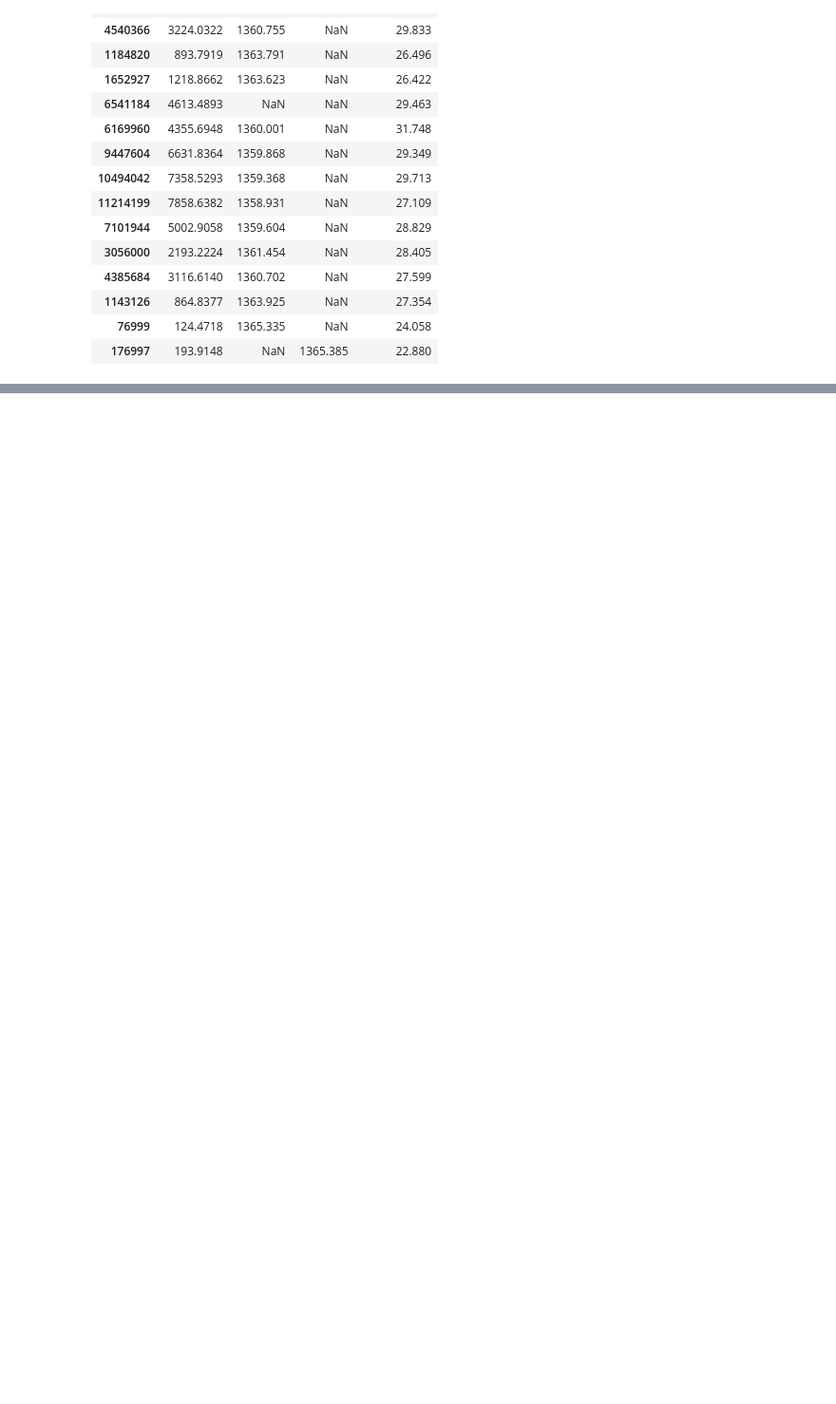
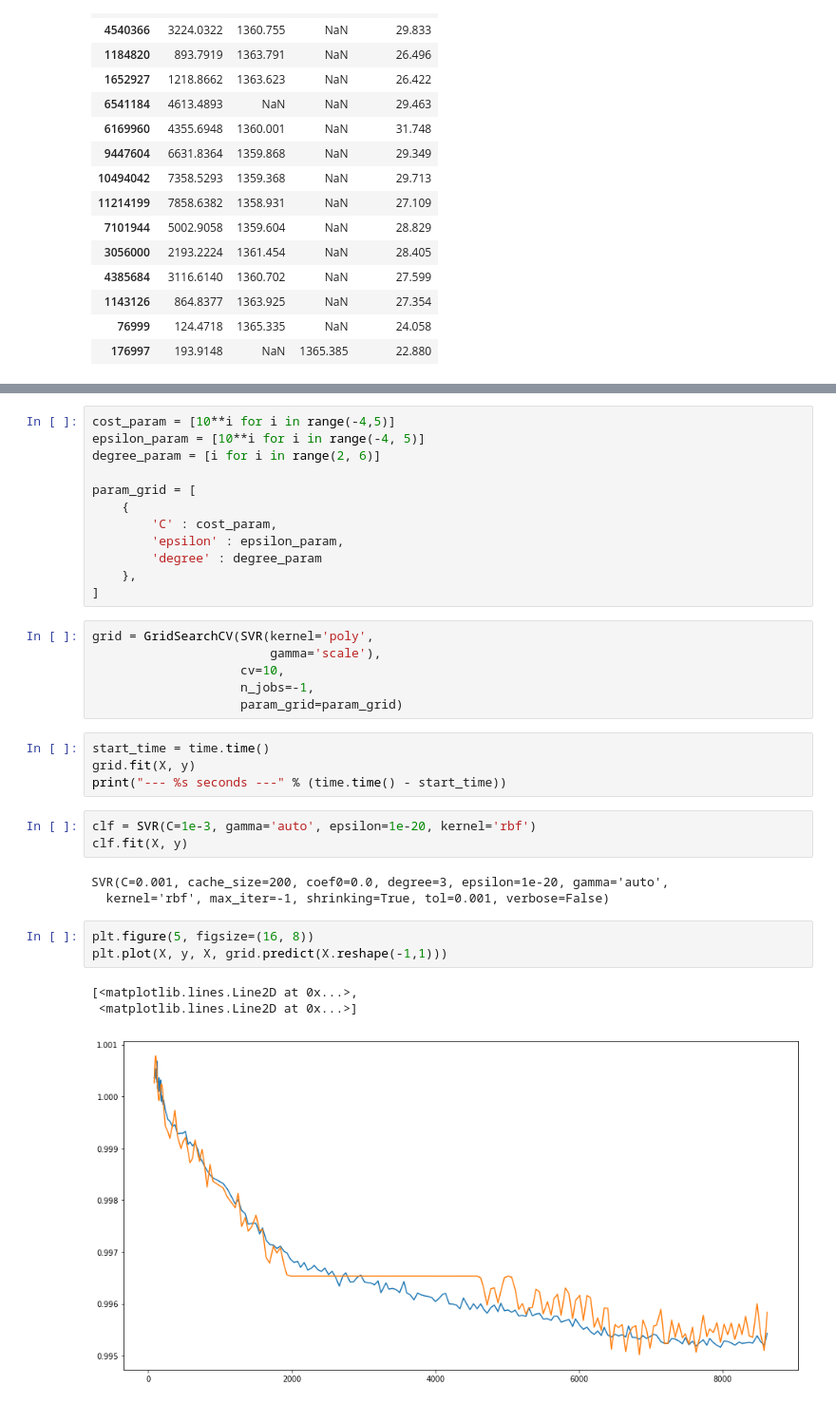
Before and after one commit to roksikonja/dslab_virgo_tsi, a Jupyter notebook: exponential_decay.ipynb, the cells around one changed output, grey strips where cells are left out. Shown at 95% size. Saved outputs shown, nothing was run; the diff lists cells and outputs as text; blank space fills up the shorter version.

```diff
--- a/exponential_decay.ipynb
+++ b/exponential_decay.ipynb
@@ -86,0 +102,35 @@ plt.show()
+# %%
+cost_param = [10**i for i in range(-4,5)]
+epsilon_param = [10**i for i in range(-4, 5)]
+degree_param = [i for i in range(2, 6)]
+
+param_grid = [
+    {
+        'C' : cost_param,
+        'epsilon' : epsilon_param,
+        'degree' : degree_param
+    },
+]
+# %%
+grid = GridSearchCV(SVR(kernel='poly',
+                        gamma='scale'),
+                    cv=10,
+                    n_jobs=-1,
+                    param_grid=param_grid)
+# %%
+start_time = time.time()
+grid.fit(X, y)
+print("--- %s seconds ---" % (time.time() - start_time))
+# %%
+clf = SVR(C=1e-3, gamma='auto', epsilon=1e-20, kernel='rbf')
+clf.fit(X, y)
+# %% [output]
+SVR(C=0.001, cache_size=200, coef0=0.0, degree=3, epsilon=1e-20, gamma='auto',
+  kernel='rbf', max_iter=-1, shrinking=True, tol=0.001, verbose=False)
+# %%
+plt.figure(5, figsize=(16, 8))
+plt.plot(X, y, X, grid.predict(X.reshape(-1,1)))
+# %% [output]
+[<matplotlib.lines.Line2D at 0x...>,
+ <matplotlib.lines.Line2D at 0x...>]
+[figure, added]
```
Also changed, not shown: parts of 32 cells of this notebook, 1 other file.
